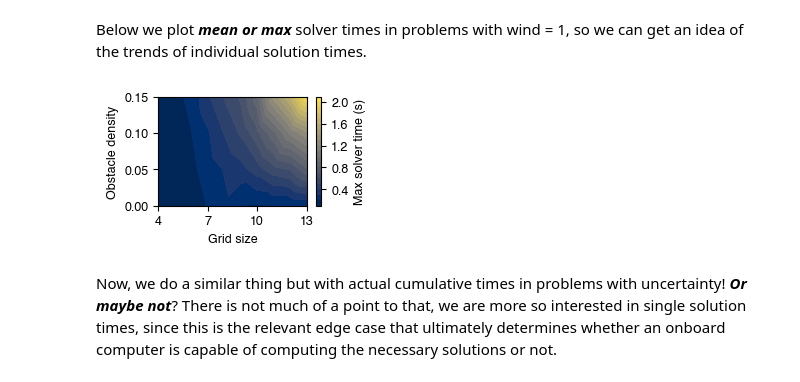
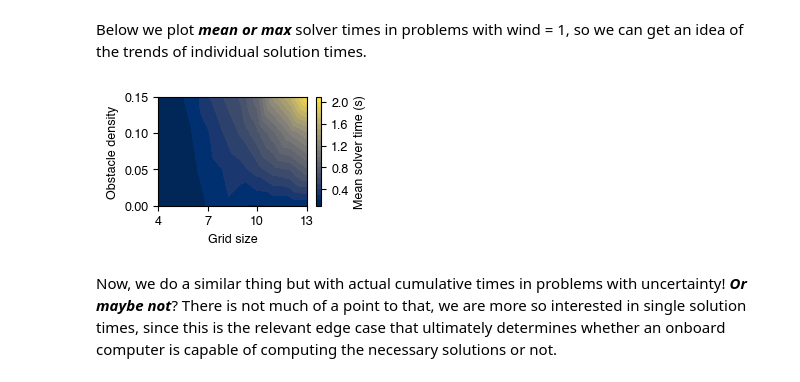
Before and after one commit to berkpereira/gridworld-numpy, a Jupyter notebook: eda_4d.ipynb, the cells around one changed output. Saved outputs shown, nothing was run; the diff lists cells and outputs as text; code cells hidden in the pictures.

```diff
--- a/eda_4d.ipynb
+++ b/eda_4d.ipynb
@@ -455,35 +455,35 @@ z_ip_time_envelopes = df_sim_ip[df_sim_ip['wind_param'] == 1].groupby(['grid_siz
 x = z_ip_time_envelopes.index.get_level_values('grid_size')
 y = z_ip_time_envelopes.index.get_level_values('obstacle_density')
 
 # Create a triangulation of the irregular grid
 triang = tri.Triangulation(x, y)
 
 # Plot the contour
 
 cs = ax.tricontourf(triang, z_ip_time_envelopes, cmap='cividis', levels = 20)
 
 # Add a colorbar to show the scale of the values in the contours
 cbar = plt.colorbar(cs, ax=ax)
 cbar.locator = MaxNLocator(6) # this number sets maximum number of colour bar ticks
 
 # Set labels for the axes
 ax.set_xlabel('Grid size')
 ax.set_ylabel('Obstacle density')
-cbar.ax.set_ylabel(f'Max solver time (s)')
+cbar.ax.set_ylabel(f'Mean solver time (s)')
 ax.set_yticks(np.arange(0, 0.16, 0.05))
 ax.set_xticks(np.arange(4,14,3))
 plt.grid(False)
 
 
 save = False
 plt.tight_layout()
 if save:
     pass
     # take care with these file names! MEAN/MAX
     #plt.savefig(f'{fsp.fig_path}/4d-ip-mean-solver-time-wind-1.pdf')
 plt.show()
 # %% [output]
-[figure, old version]
+[figure, new version]
 # %% [markdown]
 Now, we do a similar thing but with actual cumulative times in problems with uncertainty! ***Or maybe not***? There is not much of a point to that, we are more so interested in single solution times, since this is the relevant edge case that ultimately determines whether an onboard computer is capable of computing the necessary solutions or not.
 # %% [markdown]
```
Also changed, not shown: parts of 6 cells of this notebook, 1 other file.
